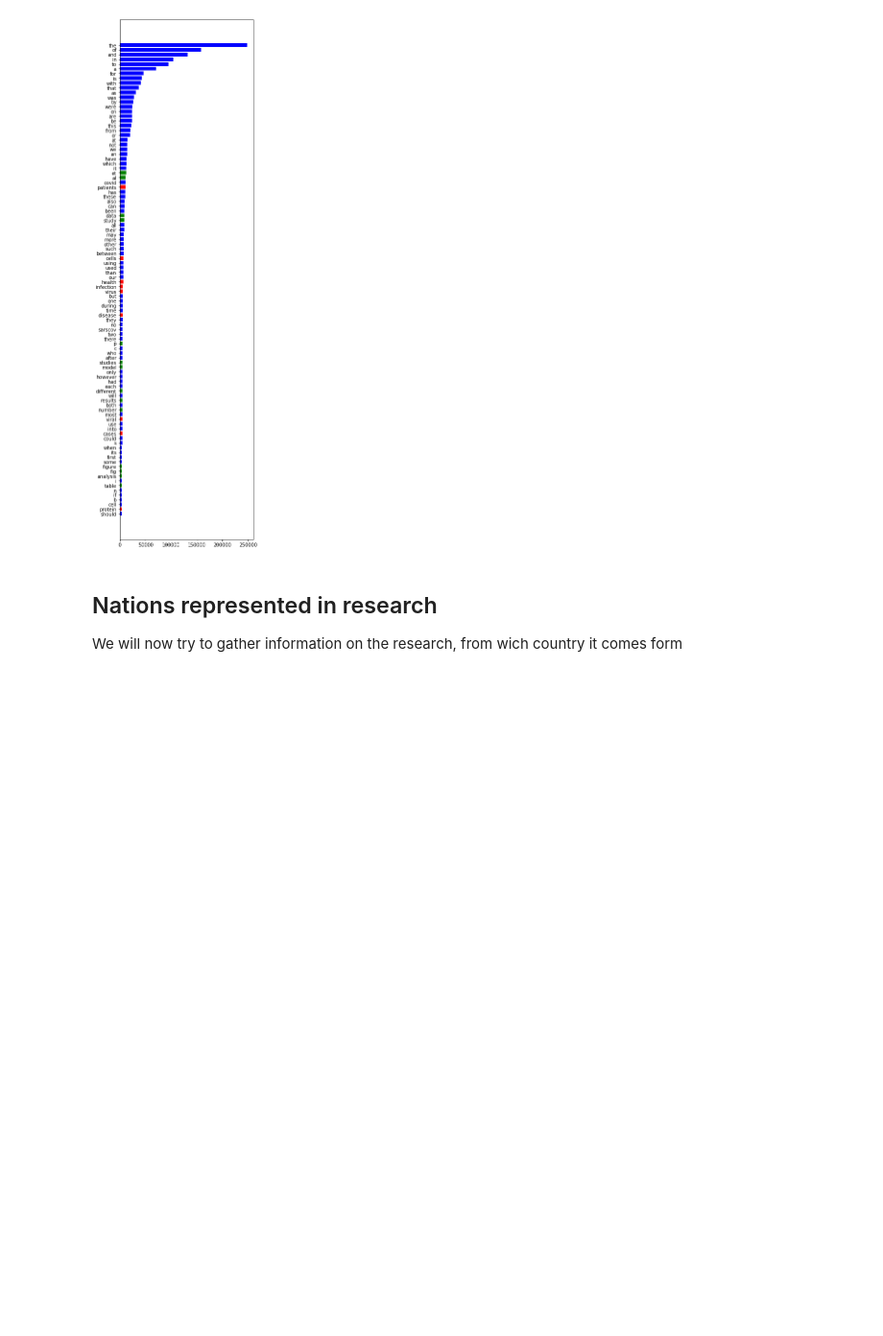
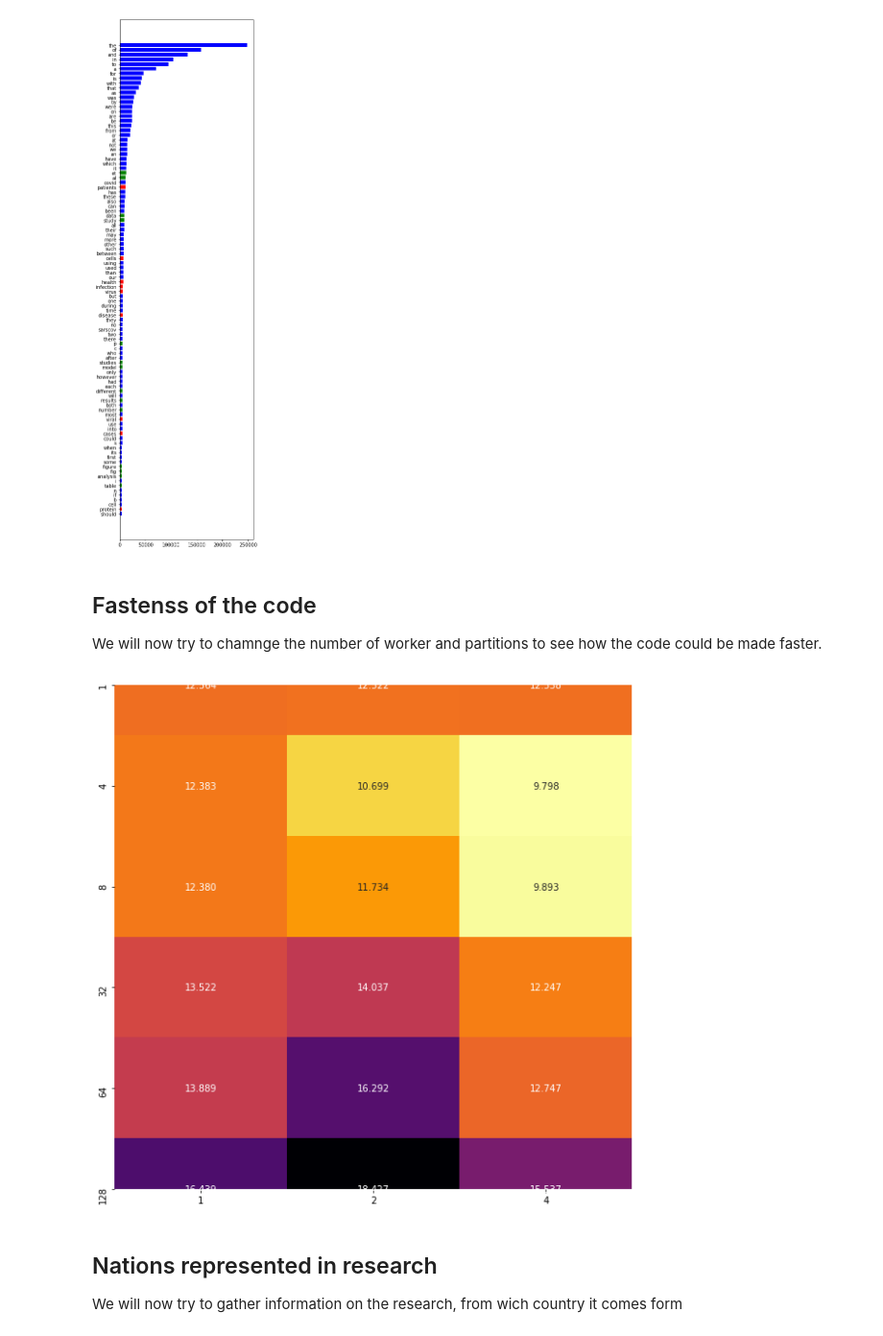
Before and after one commit to GhidoniR/Meta_Analysis_of_COVID_papers, a Jupyter notebook: COVID_project_notebook.ipynb, the cells around one changed output. Shown at 96% size. Cells and saved outputs as stored; diff of their text form; code cells hidden in the pictures; blank space fills up the shorter version.

```diff
--- a/COVID_project_notebook.ipynb
+++ b/COVID_project_notebook.ipynb
@@ -419,3 +285,6 @@ plt.barh(list_of_keys[::-1],list_of_vals[::-1],color=clist[::-1])
 plt.show()
 # %% [output]
 [figure]
+# %% [markdown]
+## Fastenss of the code
+We will now try to chamnge the number of worker and partitions to see how the code could be made faster.
@@ -422,3 +294,38 @@ plt.show()
+# %%
+partitions = [1,4,8,32,64,128]
+workers = [1,2,4]
+times_array=np.zeros([len(workers),len(partitions)])
+
+for i in range(len(workers)):
+    for j in range(len(partitions)):
+
+        cluster = LocalCluster(n_workers= workers[i],threads_per_worker=2)
+        client = Client(cluster)
+
+        b = db.read_text(flist).map(json.loads).repartition(partitions[j])
+        time1 = time.time()
+
+        word_count = b.pluck('body_text').map(word_dellamadonna2).flatten().foldby(lambda x:x[0],binop=add2,initial=0,combine=add3,combine_initial=(0,0)).compute()
+
+        times_array[i,j] = time.time() - time1
+
+        client.close()
+        cluster.close()
+# %%
+import seaborn as sns
+
+df_times=pd.DataFrame(times_array.T,partitions,workers)
+
+
+fig,ax=plt.subplots(figsize=[10,10])
+
+
+sns.heatmap(df_times,cmap='inferno_r',square=False,annot=True,fmt='.3f',cbar=False,ax=ax)
+#plt.ylabel('workers')
+#plt.xlabel('partitions')
+plt.show()
+# %% [output]
+[figure, added]
 # %% [markdown]
 ## Nations represented in research
 
```
Also changed, not shown: parts of 42 cells of this notebook.
